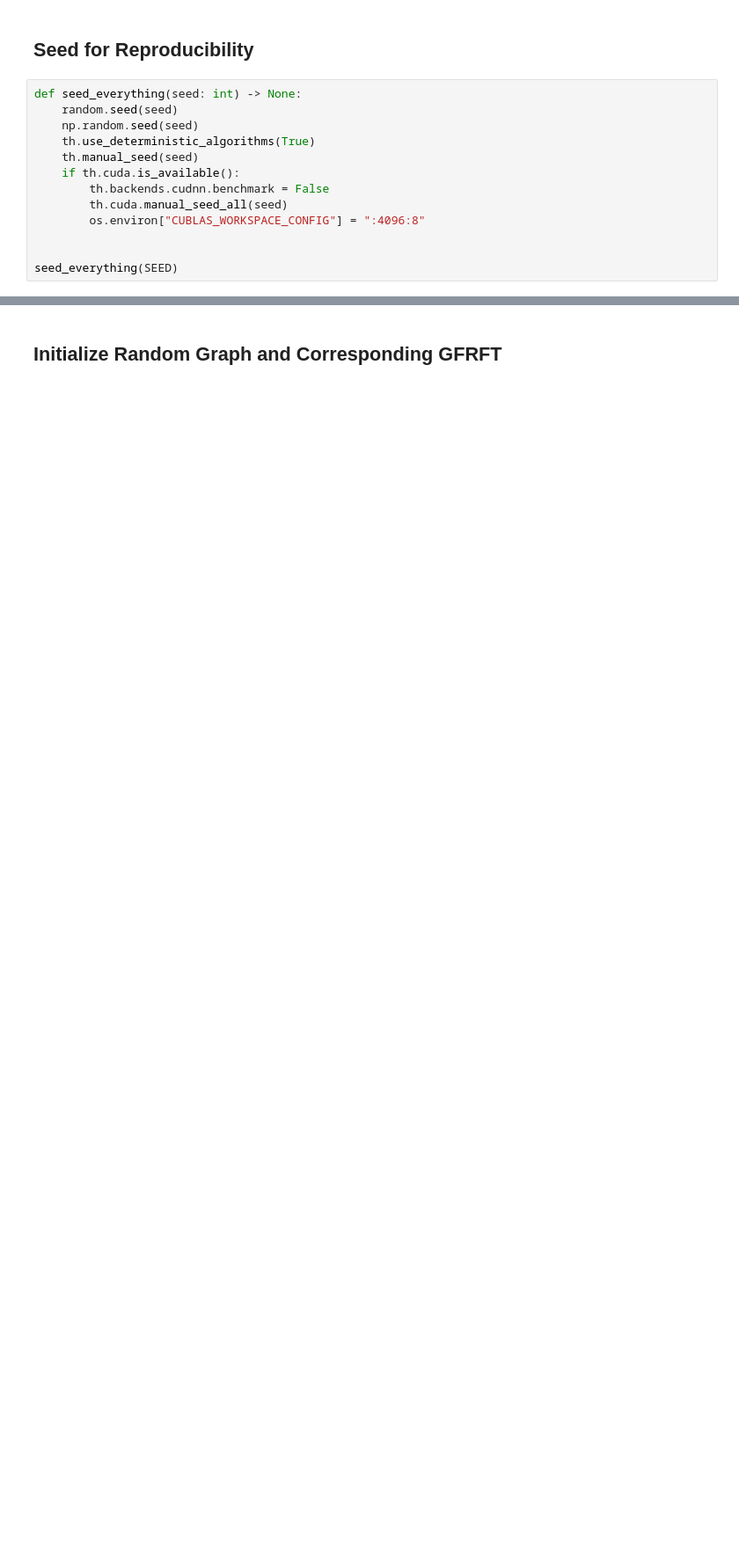
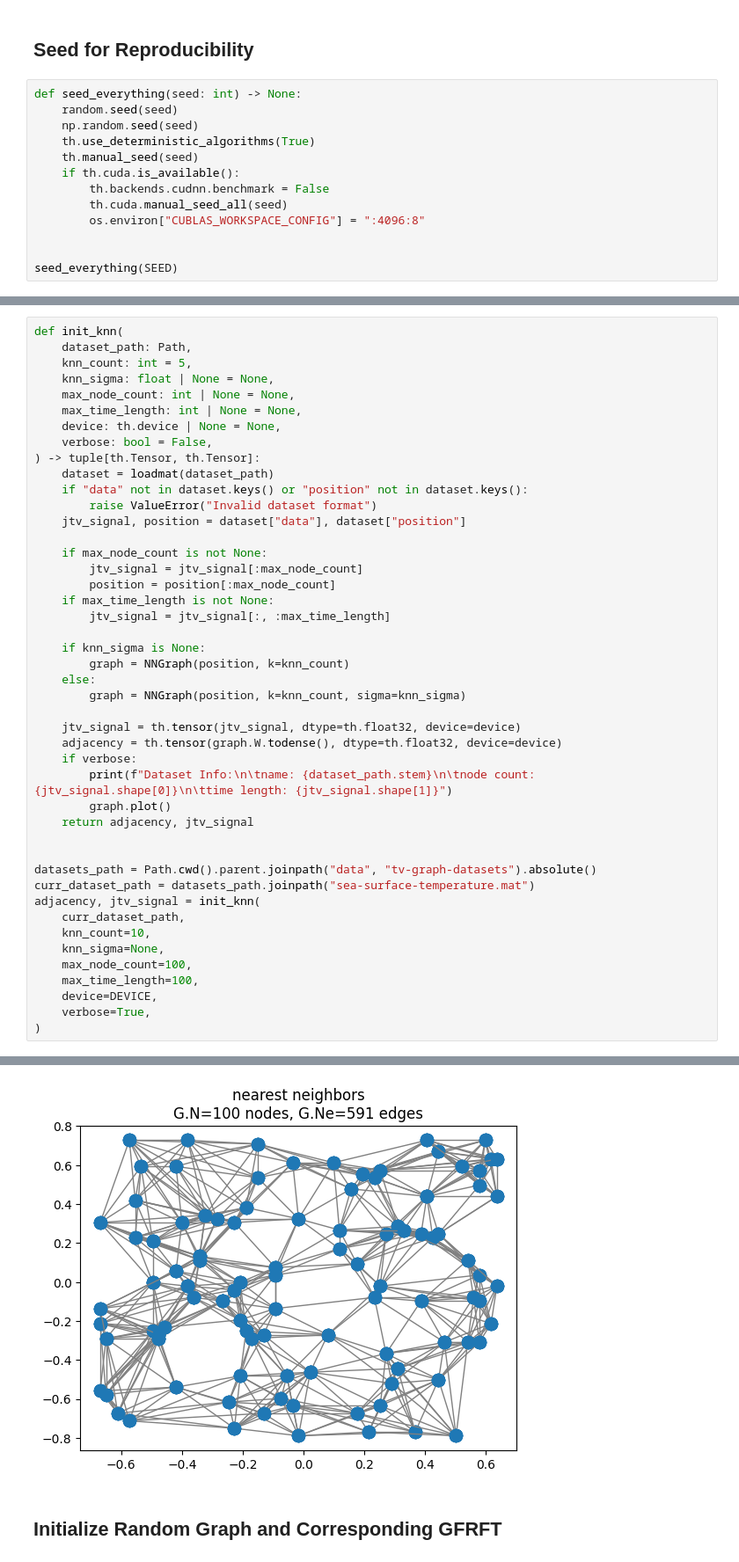
Before and after one commit to koc-lab/gfrft-unified, a Jupyter notebook: trainable/filtering.ipynb, the cells around one changed output, grey strips where cells are left out. Shown at 88% size. Cells and saved outputs as stored; diff of their text form; blank space fills up the shorter version.

Commit message:
feat: improve trainable gfrft filtering experiment
Add `.mat` dataset importing functionality with knn graph
generation and jtv signal initialization.

```diff
--- a/trainable/filtering.ipynb
+++ b/trainable/filtering.ipynb
@@ -45,0 +51,46 @@ seed_everything(SEED)
+# %%
+def init_knn(
+    dataset_path: Path,
+    knn_count: int = 5,
+    knn_sigma: float | None = None,
+    max_node_count: int | None = None,
+    max_time_length: int | None = None,
+    device: th.device | None = None,
+    verbose: bool = False,
+) -> tuple[th.Tensor, th.Tensor]:
+    dataset = loadmat(dataset_path)
+    if "data" not in dataset.keys() or "position" not in dataset.keys():
+        raise ValueError("Invalid dataset format")
+    jtv_signal, position = dataset["data"], dataset["position"]
+
+    if max_node_count is not None:
+        jtv_signal = jtv_signal[:max_node_count]
+        position = position[:max_node_count]
+    if max_time_length is not None:
+        jtv_signal = jtv_signal[:, :max_time_length]
+
+    if knn_sigma is None:
+        graph = NNGraph(position, k=knn_count)
+    else:
+        graph = NNGraph(position, k=knn_count, sigma=knn_sigma)
+
+    jtv_signal = th.tensor(jtv_signal, dtype=th.float32, device=device)
+    adjacency = th.tensor(graph.W.todense(), dtype=th.float32, device=device)
+    if verbose:
+        print(f"Dataset Info:\n\tname: {dataset_path.stem}\n\tnode count: {jtv_signal.shape[0]}\n\ttime length: {jtv_signal.shape[1]}")
+        graph.plot()
+    return adjacency, jtv_signal
+
+
+datasets_path = Path.cwd().parent.joinpath("data", "tv-graph-datasets").absolute()
+curr_dataset_path = datasets_path.joinpath("sea-surface-temperature.mat")
+adjacency, jtv_signal = init_knn(
+    curr_dataset_path,
+    knn_count=10,
+    knn_sigma=None,
+    max_node_count=100,
+    max_time_length=100,
+    device=DEVICE,
+    verbose=True,
+)
+# %% [output]
@@ -46,2 +101,3 @@ seed_everything(SEED)
+[figure, added]
 # %% [markdown]
 ## Initialize Random Graph and Corresponding GFRFT
```
Also changed, not shown: parts of 7 cells of this notebook, 1 other file.
